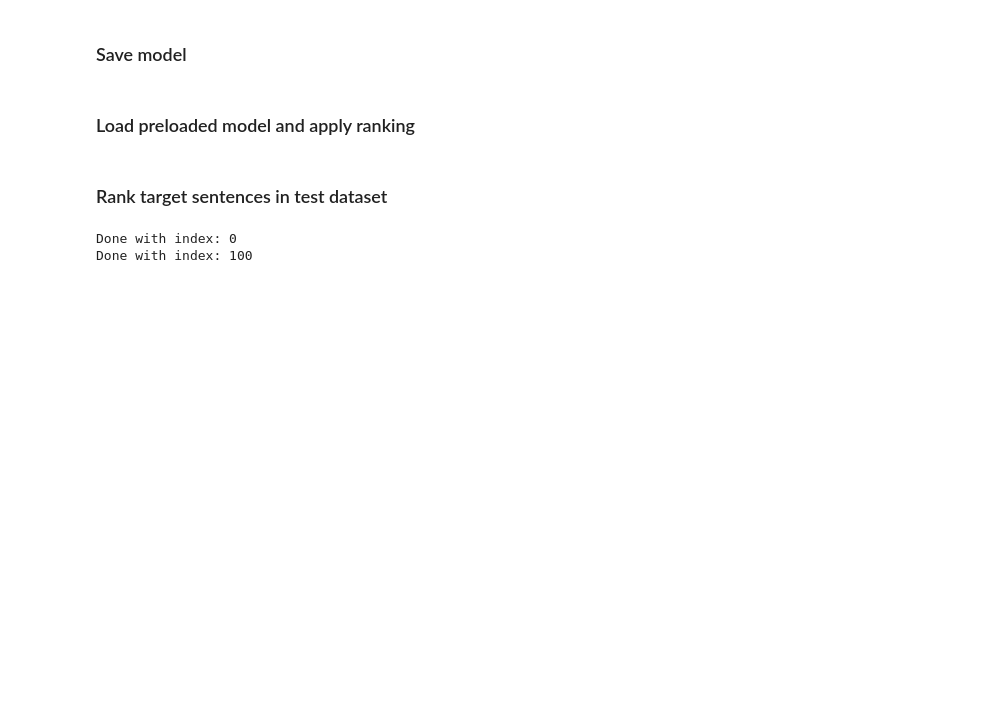
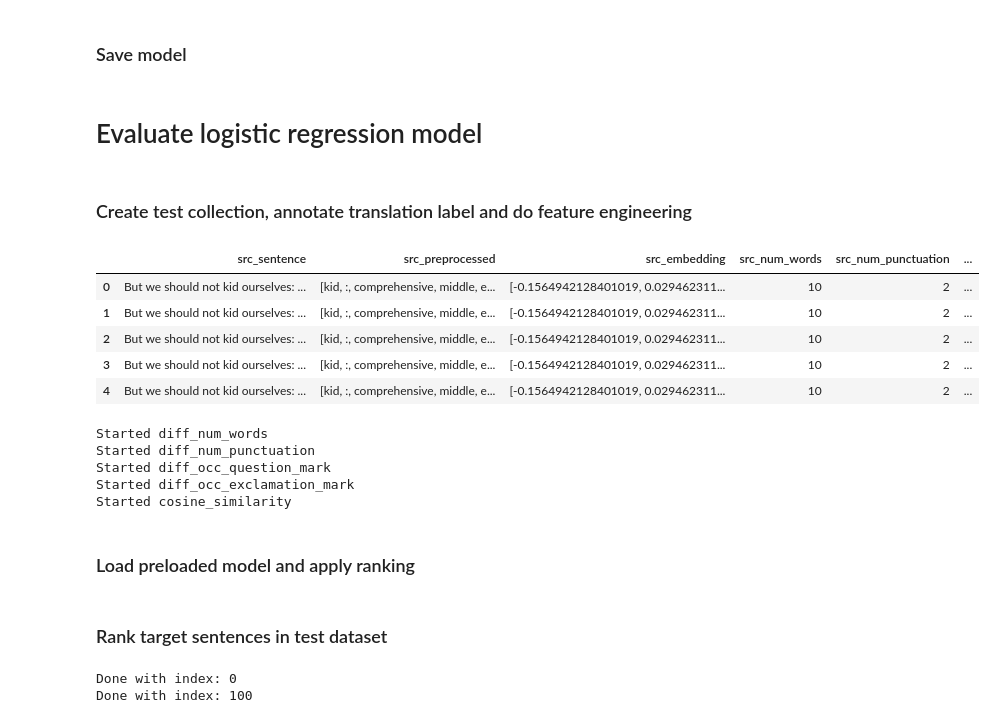
Before and after one commit to janschwedhelm/ir-crosslingual, a Jupyter notebook: ir_crosslingual/supervised_classification/demo2.2.ipynb, the cells around one changed output. Cells and saved outputs as stored; diff of their text form; code cells hidden in the pictures; blank space fills up the shorter version.

Commit message:
- renamed strings to path - added method that creates test collection

```diff
--- a/ir_crosslingual/supervised_classification/demo2.2.ipynb
+++ b/ir_crosslingual/supervised_classification/demo2.2.ipynb
@@ -134,3 +148,26 @@ sup_model.SupModel.save_model(model=logisticRegr, name='logReg_v0.2', prepared_f
+# %% [markdown]
+# Evaluate logistic regression model
+# %% [markdown]
+### Create test collection, annotate translation label and do feature engineering
+# %%
+test_data = sens.create_test_collection(n_queries=50, n_docs=996)
+# %%
+test_data.head()
+# %% [output]
+|  | src_sentence | src_preprocessed | src_embedding | src_num_words | src_num_punctuation | ... |
+| 0 | But we should not kid ourselves: ... | [kid, :, comprehensive, middle, e... | [-0.1564942128401019, 0.029462311... | 10 | 2 | ... |
+| 1 | But we should not kid ourselves: ... | [kid, :, comprehensive, middle, e... | [-0.1564942128401019, 0.029462311... | 10 | 2 | ... |
+| 2 | But we should not kid ourselves: ... | [kid, :, comprehensive, middle, e... | [-0.1564942128401019, 0.029462311... | 10 | 2 | ... |
+| 3 | But we should not kid ourselves: ... | [kid, :, comprehensive, middle, e... | [-0.1564942128401019, 0.029462311... | 10 | 2 | ... |
+| 4 | But we should not kid ourselves: ... | [kid, :, comprehensive, middle, e... | [-0.1564942128401019, 0.029462311... | 10 | 2 | ... |
+# %%
+test_data = sens.extract_features(features_dict=features_dict, data='test')
+# %% [output]
+Started diff_num_words
+Started diff_num_punctuation
+Started diff_occ_question_mark
+Started diff_occ_exclamation_mark
+Started cosine_similarity
 # %% [markdown]
 ### Load preloaded model and apply ranking
 # %%
```
Also changed, not shown: parts of 16 cells of this notebook, 10 other files.
